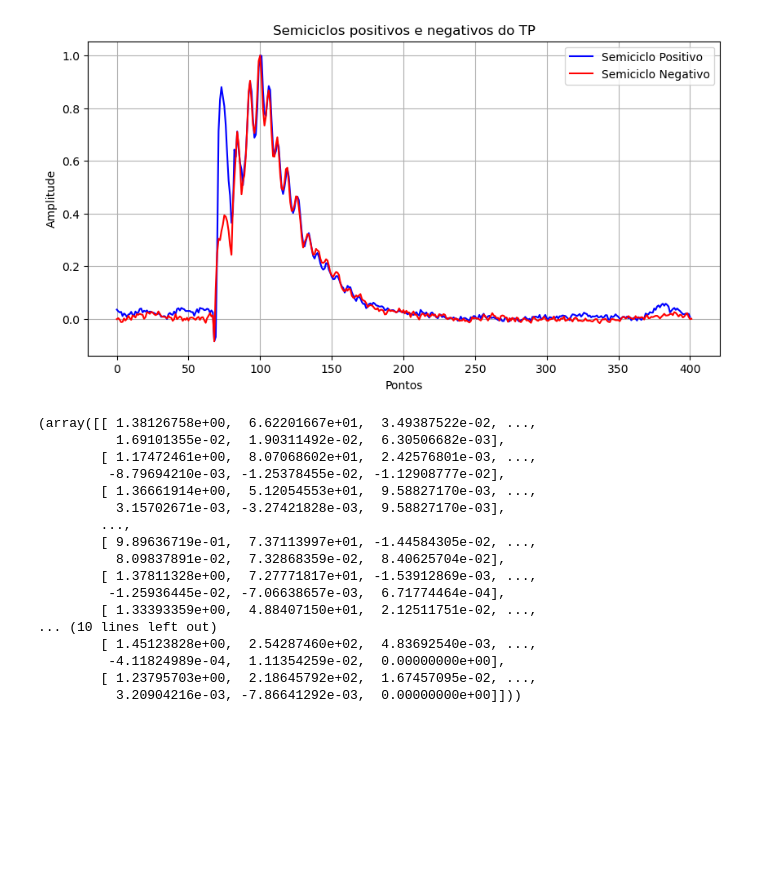
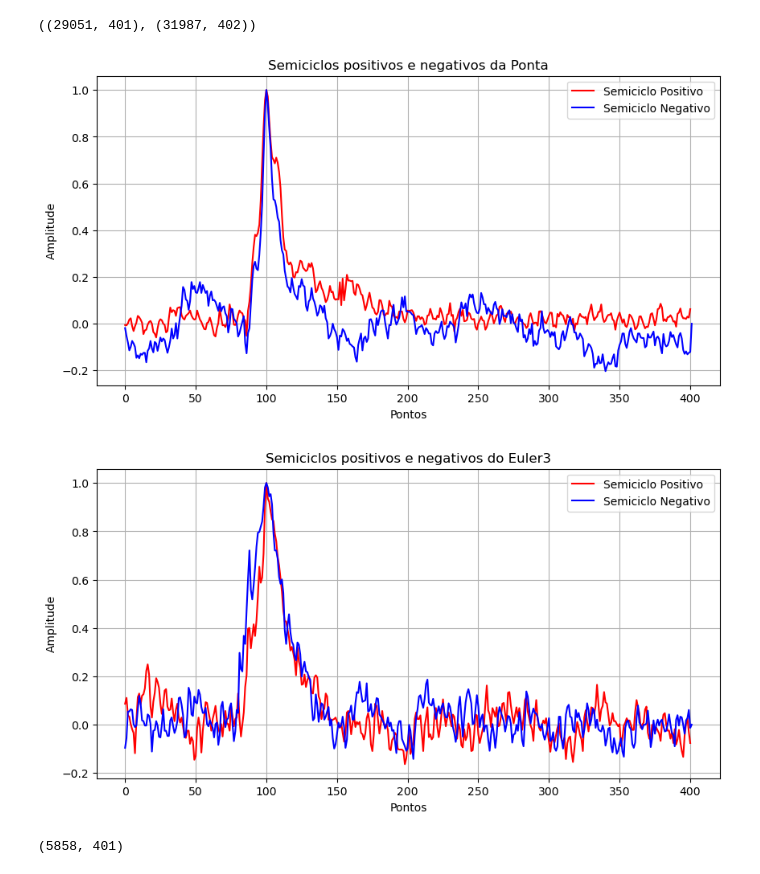
Before and after one commit to mascneto/PesquisaDP, a Jupyter notebook: Pasta 1/filtro e plot.ipynb, the cells around one changed output. Drawn from its saved outputs; the diff is of its cells as text; code cells hidden in the pictures; blank space fills up the shorter version.

Commit message:
Update filtro e plot.ipynb
vetores de treino com rótulos e de teste

```diff
--- a/Pasta 1/filtro e plot.ipynb
+++ b/Pasta 1/filtro e plot.ipynb
@@ -4,7 +4,3 @@ import scipy
 import os
 import matplotlib.pyplot as plt
 import pandas as pd
-# %%
-folder = r"C:\Users\jmlnn\OneDrive\Engenharia\0. Pesquisa DP\arquivosTP"
-files = [os.path.join(folder, f) for f in os.listdir(folder) if f.endswith('.mat')]
-files
@@ -16,10 +6,0 @@ files
-# %%
-mat_data = scipy.io.loadmat(files[0]) # carrega arquivo como dicionário
-absoluto = [key for key in mat_data.keys() if not key.startswith('_')] # pega chaves que não começam com '_'
-# %%
-dict_dados_tp = {}
-
-for i in range(len(files)):
-    mat_data = scipy.io.loadmat(files[i])
-    absoluto = [key for key in mat_data.keys() if not key.startswith('_')] # pega chaves que não começam com '_'
-    dict_dados_tp[f'Arquivo {i+1}'] = mat_data[absoluto[0]]
@@ -101,11 +78,11 @@ class Processor:
         data_pos = np.array(data_pos)[:, :-1]
         data_neg = np.array(data_neg)
 
-                # Se o parâmetro `plot` for True, gerar os gráficos
+        # Se o parâmetro `plot` for True, gerar os gráficos
         if plot and data_pos.size > 0 and data_neg.size > 0:
             plt.figure(figsize=(10, 5))
-            plt.plot(data_pos[0][2:], label="Semiciclo Positivo", color="blue")
-            plt.plot(data_neg[0][2:], label="Semiciclo Negativo", color="red")
+            plt.plot(data_pos[0][2:], label="Semiciclo Positivo", color="red")
+            plt.plot(data_neg[0][2:], label="Semiciclo Negativo", color="blue")
             plt.xlabel("Pontos")
             plt.ylabel("Amplitude")
             plt.title(title)
@@ -113,4 +90,5 @@ class Processor:
             plt.grid(True)
             plt.show()
 
-        return data_pos, data_neg  # Retorna os dados processados
+        self.data_pos = data_pos
+        self.data_neg = data_neg
@@ -116,0 +134,14 @@ class Processor:
+# %%
+barra_data_pos = barra_processor.data_pos[:, 2:]
+barra_data_neg = barra_processor.data_neg[:, 2:]
+barra_data_pos.shape, barra_data_neg.shape
+# %% [output]
+((29051, 401), (31987, 402))
+# %%
+ponta_folder_path = r"C:\Users\jmlnn\OneDrive\Engenharia\0. Pesquisa DP\Ponta_ponta_limiar_50"
+ponta_processor = Processor(ponta_folder_path)
+ponta_processor.list_mat_files()
+ponta_processor.load_mat_file()
+ponta_processor.half_cycle(title="Semiciclos positivos e negativos da Ponta")
+# %% [output]
+[figure, added]
@@ -117,26 +151,15 @@ class Processor:
 # %%
-tp_folder_path = r"C:\Users\jmlnn\OneDrive\Engenharia\0. Pesquisa DP\arquivosTP"
-tp_processor = Processor(tp_folder_path)
-tp_processor.list_mat_files()
-tp_processor.load_mat_file()
-tp_processor.half_cycle(title="Semiciclos positivos e negativos do TP")
+euler3_folder_path = r"C:\Users\jmlnn\OneDrive\Engenharia\0. Pesquisa DP\Euler_3_limiar_60"
+euler3_processor = Processor(euler3_folder_path)
+euler3_processor.list_mat_files()
+euler3_processor.load_mat_file()
+euler3_processor.half_cycle(title="Semiciclos positivos e negativos do Euler3")
 # %% [output]
-[figure, old version]
+[figure, new version]
-(array([[ 1.38126758e+00,  6.62201667e+01,  3.49387522e-02, ...,
-          1.69101355e-02,  1.90311492e-02,  6.30506682e-03],
-        [ 1.17472461e+00,  8.07068602e+01,  2.42576801e-03, ...,
-         -8.79694210e-03, -1.25378455e-02, -1.12908777e-02],
-        [ 1.36661914e+00,  5.12054553e+01,  9.58827170e-03, ...,
-          3.15702671e-03, -3.27421828e-03,  9.58827170e-03],
-        ...,
-        [ 9.89636719e-01,  7.37113997e+01, -1.44584305e-02, ...,
-          8.09837891e-02,  7.32868359e-02,  8.40625704e-02],
-        [ 1.37811328e+00,  7.27771817e+01, -1.53912869e-03, ...,
-         -1.25936445e-02, -7.06638657e-03,  6.71774464e-04],
-        [ 1.33393359e+00,  4.88407150e+01,  2.12511751e-02, ...,
-... (10 lines left out)
-        [ 1.45123828e+00,  2.54287460e+02,  4.83692540e-03, ...,
-         -4.11824989e-04,  1.11354259e-02,  0.00000000e+00],
-        [ 1.23795703e+00,  2.18645792e+02,  1.67457095e-02, ...,
-          3.20904216e-03, -7.86641292e-03,  0.00000000e+00]]))
+# %%
+euler_data_pos = euler3_processor.data_pos[:, 2:]
+euler_data_neg = euler3_processor.data_neg[:, 2:]
+euler_data_pos.shape
+# %% [output]
+(5858, 401)
 # %%
```
Also changed, not shown: parts of 26 cells of this notebook.
